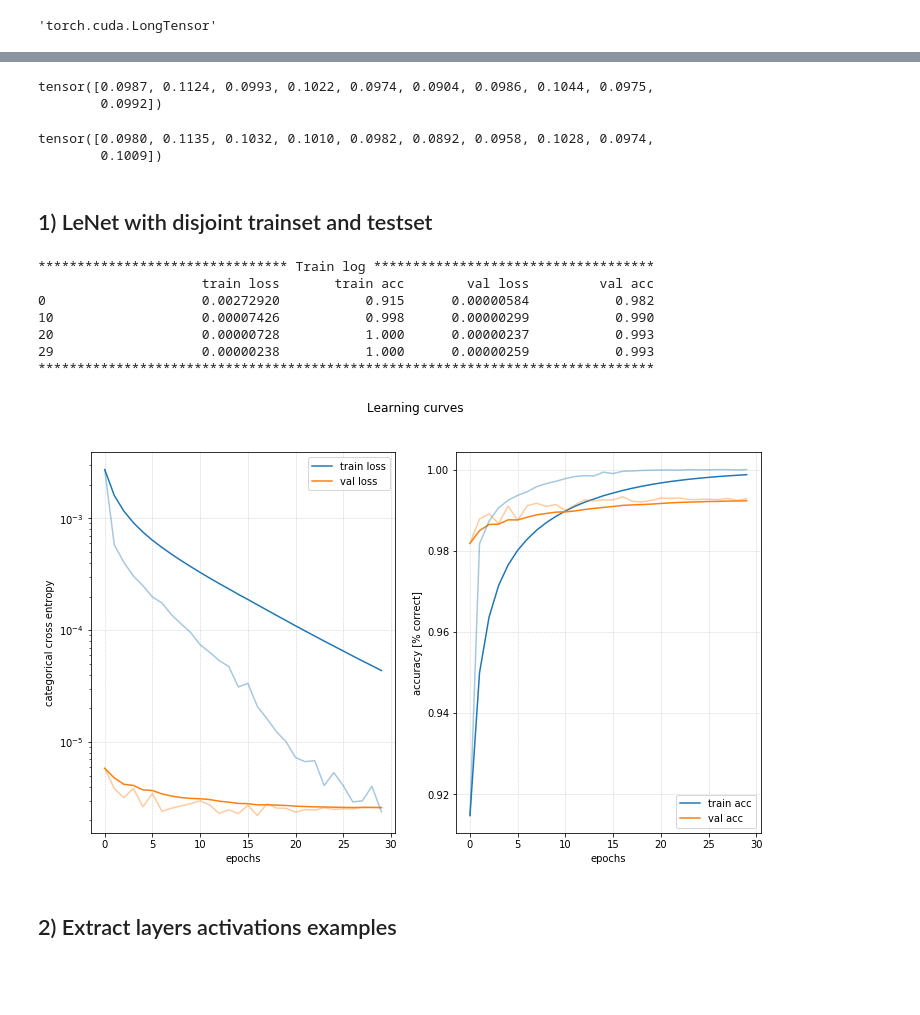
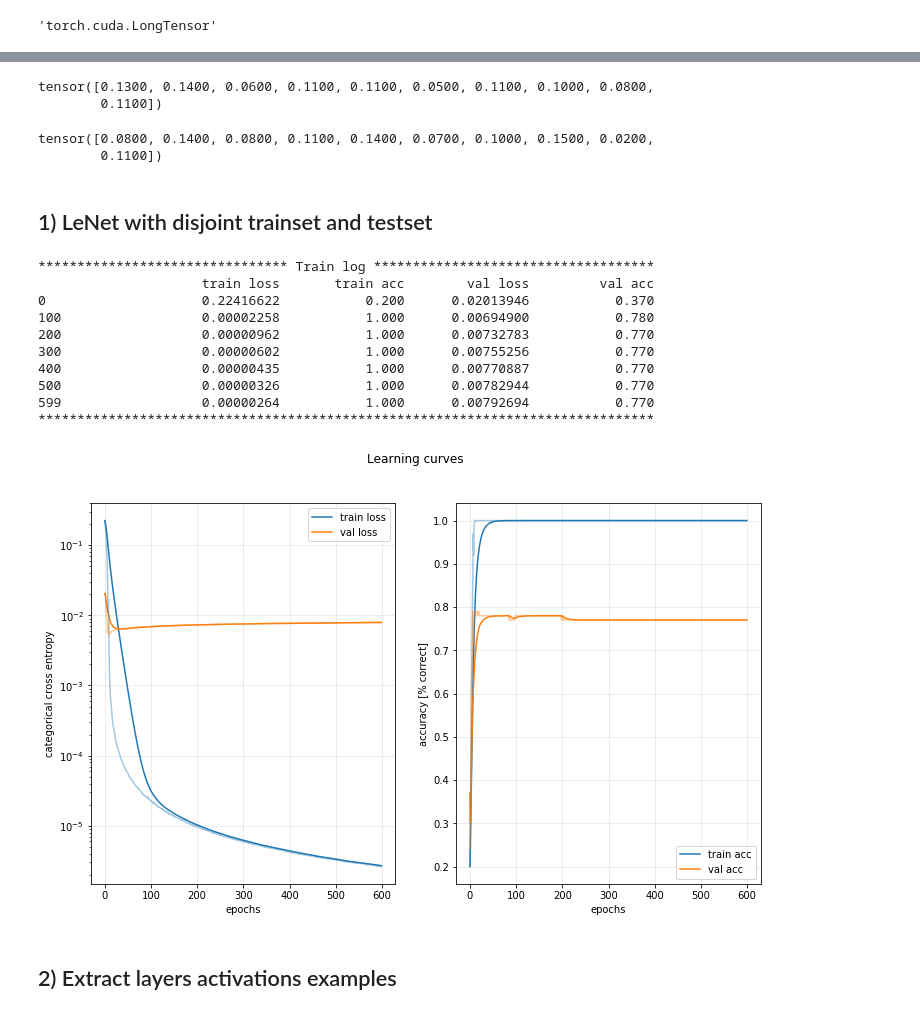
Before and after one commit to palexlee/DeepWololo, a Jupyter notebook: yves_notebook.ipynb, the cells around one changed output, grey strips where cells are left out. Cells and saved outputs as stored; diff of their text form; code cells hidden in the pictures; blank space fills up the shorter version.

```diff
--- a/yves_notebook.ipynb
+++ b/yves_notebook.ipynb
@@ -51,19 +51,20 @@ torch.Size([10000, 1, 28, 28])
 # %%
-#train_input = train_input[0:10000]
-#train_target = train_target[0:10000]
+nb_sample = 100
+train_input = train_input[0:nb_sample]
+train_target = train_target[0:nb_sample]
 
-#test_input = test_input[0:10000]
-#test_target = test_target[0:10000]
+test_input = test_input[0:nb_sample]
+test_target = test_target[0:nb_sample]
 # %%
 computeClassesWeights(train_target)
 # %% [output]
-tensor([0.0987, 0.1124, 0.0993, 0.1022, 0.0974, 0.0904, 0.0986, 0.1044, 0.0975,
-        0.0992])
+tensor([0.1300, 0.1400, 0.0600, 0.1100, 0.1100, 0.0500, 0.1100, 0.1000, 0.0800,
+        0.1100])
 # %%
 computeClassesWeights(test_target)
 # %% [output]
-tensor([0.0980, 0.1135, 0.1032, 0.1010, 0.0982, 0.0892, 0.0958, 0.1028, 0.0974,
-        0.1009])
+tensor([0.0800, 0.1400, 0.0800, 0.1100, 0.1400, 0.0700, 0.1000, 0.1500, 0.0200,
+        0.1100])
 # %% [markdown]
 ## 1) LeNet with disjoint trainset and testset
 # %%
@@ -74,26 +75,29 @@ crossEntropyClassesWeigths = computeClassesWeights(train_target)
 # %%
 model = LeNet()
 
 crit_fun = lambda input_, target : (input_, target)
 y_hat_fun = lambda y: y.argmax(1)
 batch_cap = 60
 batch_fun = lambda x, y: x - 2*(y // batch_cap) * batch_cap
 
 loss_fun = nn.CrossEntropyLoss(weight=crossEntropyClassesWeigths)
 learning_rate = 0.1
 
 mt = ModelTrainer(model, loss_fun, optim.SGD(model.parameters(), lr=learning_rate), y_hat_fun, crit_fun)
-hist = mt.fit(train_dataset, test_dataset, epochs=30, batch_size=100, verbose=10)
+hist = mt.fit(train_dataset, test_dataset, epochs=600, batch_size=10, verbose=100)
 mt.plot_training("Learning curves")
 # %% [output]
 ******************************** Train log ************************************
                      train loss       train acc        val loss         val acc
-0                    0.00272920           0.915      0.00000584           0.982
-10                   0.00007426           0.998      0.00000299           0.990
-20                   0.00000728           1.000      0.00000237           0.993
-29                   0.00000238           1.000      0.00000259           0.993
+0                    0.22416622           0.200      0.02013946           0.370
+100                  0.00002258           1.000      0.00694900           0.780
+200                  0.00000962           1.000      0.00732783           0.770
+300                  0.00000602           1.000      0.00755256           0.770
+400                  0.00000435           1.000      0.00770887           0.770
+500                  0.00000326           1.000      0.00782944           0.770
+599                  0.00000264           1.000      0.00792694           0.770
 *******************************************************************************
-[figure, old version]
+[figure, new version]
 # %% [markdown]
 ## 2) Extract layers activations examples
 # %%
```
Also changed, not shown: parts of 9 cells of this notebook, 1 other file.
